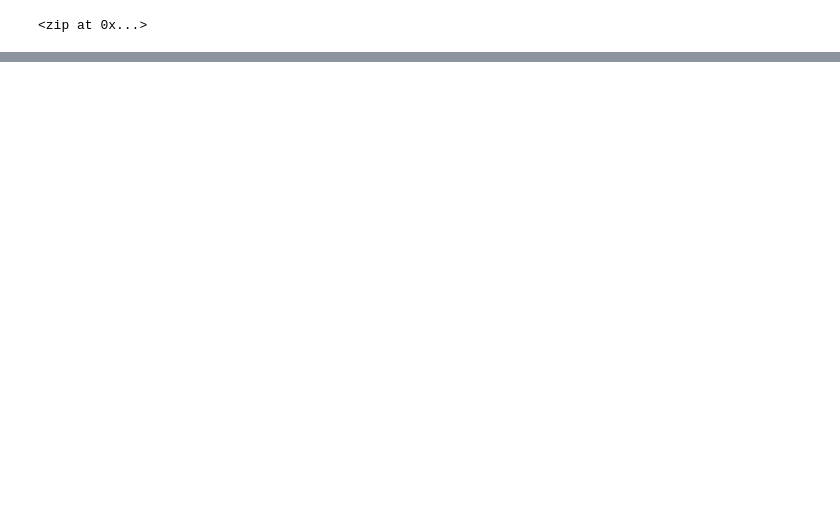
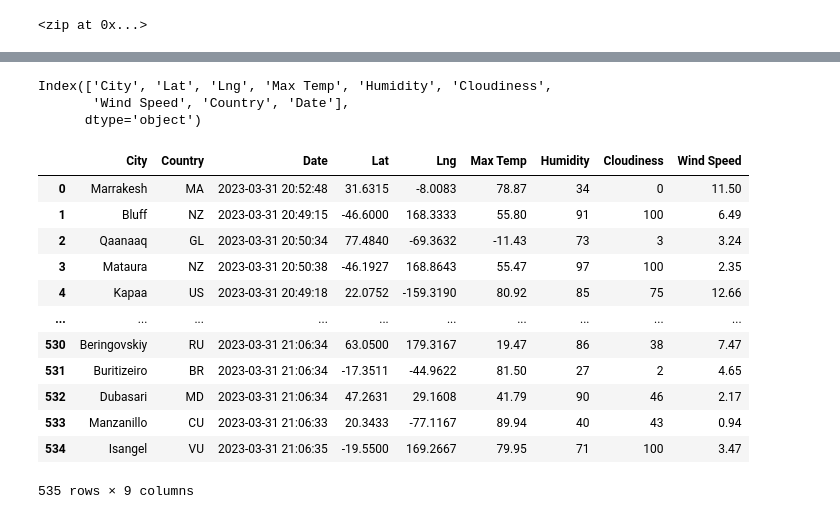
Before and after one commit to Zainab1979/-World_Weather_Analysis-, a Jupyter notebook: WeatherPy.ipynb, the cells around one changed output, grey strips where cells are left out. Saved outputs shown, nothing was run; the diff lists cells and outputs as text; code cells hidden in the pictures; blank space fills up the shorter version.

```diff
--- a/WeatherPy.ipynb
+++ b/WeatherPy.ipynb
@@ -30,0 +38,10 @@ len(cities)
+# %%
+# Create an empty list to hold the weather data.
+city_data = []
+# Print the beginning of the logging.
+print("Beginning Data Retrieval     ")
+print("-----------------------------")
+
+# Create counters.
+record_count = 1
+set_count = 1
@@ -30,0 +51,5 @@ len(cities)
+# %%
+
+# Starting URL for Weather Map API Call.
+url = "http://api.openweathermap.org/data/2.5/weather?units=Imperial&APPID=" + weather_api_key
+print(url)
@@ -30,0 +128,3 @@ len(cities)
+# %%
+city_data_df=pd.DataFrame(city_data)
+city_data_df.head(10)
@@ -30,0 +143,24 @@ len(cities)
+# %%
+city_data_df.columns
+# %% [output]
+Index(['City', 'Lat', 'Lng', 'Max Temp', 'Humidity', 'Cloudiness',
+       'Wind Speed', 'Country', 'Date'],
+      dtype='object')
+# %%
+new_column_order=['City','Country','Date','Lat', 'Lng', 'Max Temp','Humidity', 'Cloudiness', 'Wind Speed']
+city_data_df=city_data_df[new_column_order]
+city_data_df
+# %% [output]
+|  | City | Country | Date | Lat | Lng | Max Temp | Humidity | Cloudiness | Wind Speed |
+| 0 | Marrakesh | MA | 2023-03-31 20:52:48 | 31.6315 | -8.0083 | 78.87 | 34 | 0 | 11.50 |
+| 1 | Bluff | NZ | 2023-03-31 20:49:15 | -46.6000 | 168.3333 | 55.80 | 91 | 100 | 6.49 |
+| 2 | Qaanaaq | GL | 2023-03-31 20:50:34 | 77.4840 | -69.3632 | -11.43 | 73 | 3 | 3.24 |
+| 3 | Mataura | NZ | 2023-03-31 20:50:38 | -46.1927 | 168.8643 | 55.47 | 97 | 100 | 2.35 |
+| 4 | Kapaa | US | 2023-03-31 20:49:18 | 22.0752 | -159.3190 | 80.92 | 85 | 75 | 12.66 |
+| ... | ... | ... | ... | ... | ... | ... | ... | ... | ... |
+| 530 | Beringovskiy | RU | 2023-03-31 21:06:34 | 63.0500 | 179.3167 | 19.47 | 86 | 38 | 7.47 |
+| 531 | Buritizeiro | BR | 2023-03-31 21:06:34 | -17.3511 | -44.9622 | 81.50 | 27 | 2 | 4.65 |
+| 532 | Dubasari | MD | 2023-03-31 21:06:34 | 47.2631 | 29.1608 | 41.79 | 90 | 46 | 2.17 |
+| 533 | Manzanillo | CU | 2023-03-31 21:06:33 | 20.3433 | -77.1167 | 89.94 | 40 | 43 | 0.94 |
+| 534 | Isangel | VU | 2023-03-31 21:06:35 | -19.5500 | 169.2667 | 79.95 | 71 | 100 | 3.47 |
+535 rows × 9 columns
```
Also changed, not shown: parts of 8 cells of this notebook, 4 other files.
